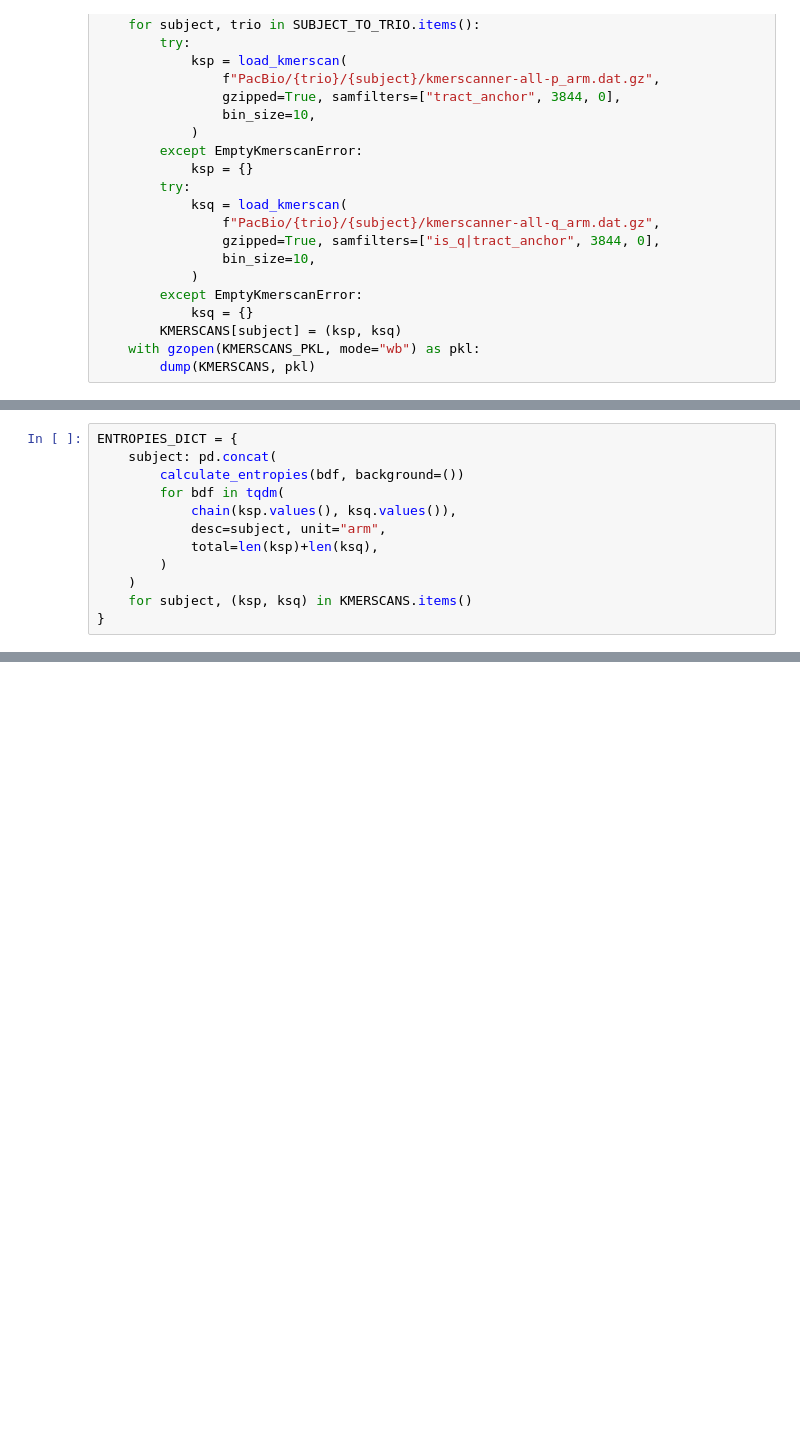
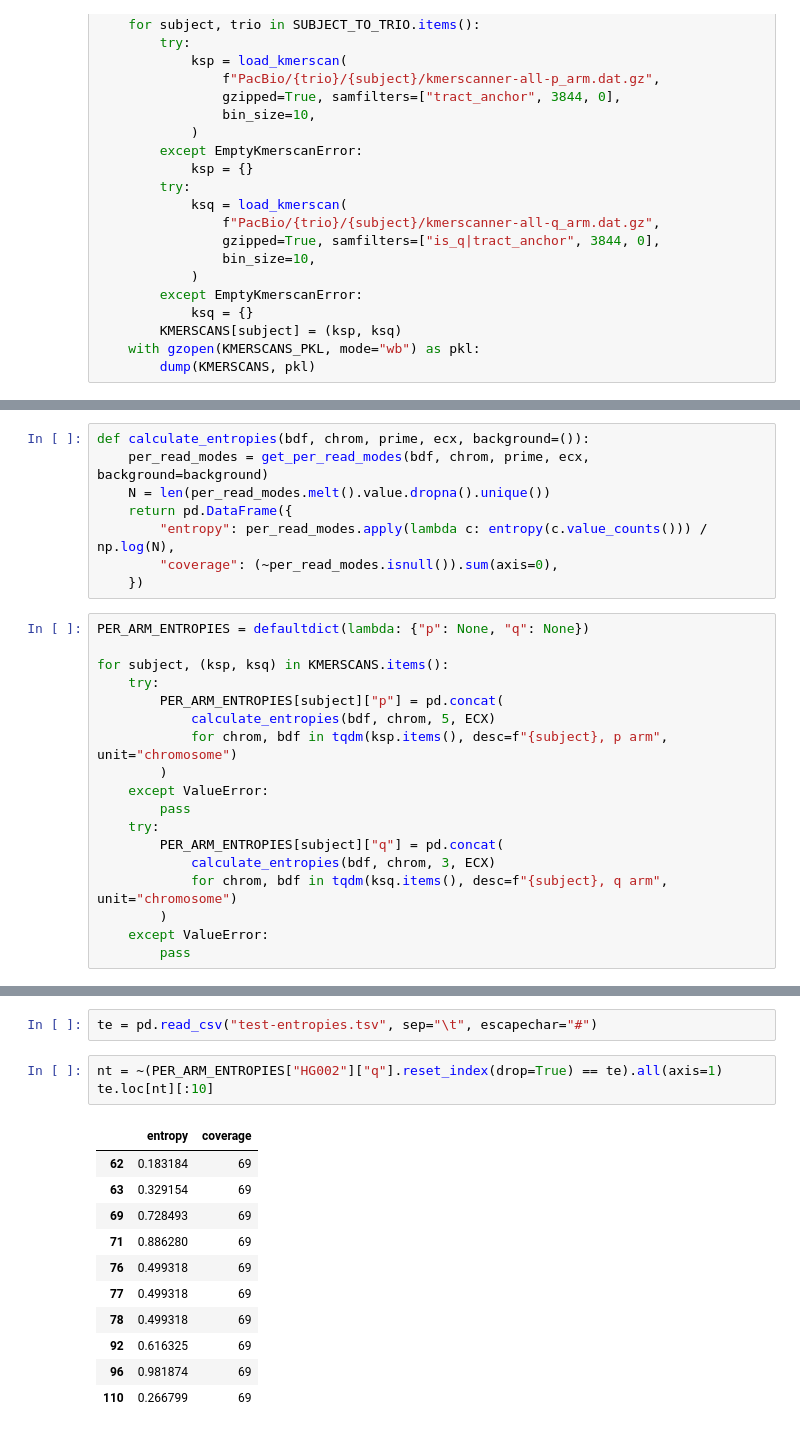
Before and after one commit to LankyCyril/edgecase, a Jupyter notebook: publications/methods-paper/jupyter/Figure-3-entropy.ipynb, the cells around one changed output, grey strips where cells are left out. Saved outputs shown, nothing was run; the diff lists cells and outputs as text; blank space fills up the shorter version.

Commit message:
Constrain entropy to variable regions

```diff
--- a/publications/methods-paper/jupyter/Figure-3-entropy.ipynb
+++ b/publications/methods-paper/jupyter/Figure-3-entropy.ipynb
@@ -122,12 +58,0 @@ def plot_entropies(entropies_dict, downsample_2d=1, scale=1):
-# %%
-ENTROPIES_DICT = {
-    subject: pd.concat(
-        calculate_entropies(bdf, background=())
-        for bdf in tqdm(
-            chain(ksp.values(), ksq.values()),
-            desc=subject, unit="arm",
-            total=len(ksp)+len(ksq),
-        )
-    )
-    for subject, (ksp, ksq) in KMERSCANS.items()
-}
@@ -138,0 +79,26 @@ figure.savefig("Figure 3, entropy.pdf", bbox_inches="tight")
+# %%
+def calculate_entropies(bdf, chrom, prime, ecx, background=()):
+    per_read_modes = get_per_read_modes(bdf, chrom, prime, ecx, background=background)
+    N = len(per_read_modes.melt().value.dropna().unique())
+    return pd.DataFrame({
+        "entropy": per_read_modes.apply(lambda c: entropy(c.value_counts())) / np.log(N),
+        "coverage": (~per_read_modes.isnull()).sum(axis=0),
+    })
+# %%
+PER_ARM_ENTROPIES = defaultdict(lambda: {"p": None, "q": None})
+
+for subject, (ksp, ksq) in KMERSCANS.items():
+    try:
+        PER_ARM_ENTROPIES[subject]["p"] = pd.concat(
+            calculate_entropies(bdf, chrom, 5, ECX)
+            for chrom, bdf in tqdm(ksp.items(), desc=f"{subject}, p arm", unit="chromosome")
+        )
+    except ValueError:
+        pass
+    try:
+        PER_ARM_ENTROPIES[subject]["q"] = pd.concat(
+            calculate_entropies(bdf, chrom, 3, ECX)
+            for chrom, bdf in tqdm(ksq.items(), desc=f"{subject}, q arm", unit="chromosome")
+        )
+    except ValueError:
+        pass
@@ -138,0 +166,17 @@ figure.savefig("Figure 3, entropy.pdf", bbox_inches="tight")
+# %%
+te = pd.read_csv("test-entropies.tsv", sep="\t", escapechar="#")
+# %%
+nt = ~(PER_ARM_ENTROPIES["HG002"]["q"].reset_index(drop=True) == te).all(axis=1)
+te.loc[nt][:10]
+# %% [output]
+|  | entropy | coverage |
+| 62 | 0.183184 | 69 |
+| 63 | 0.329154 | 69 |
+| 69 | 0.728493 | 69 |
+| 71 | 0.886280 | 69 |
+| 76 | 0.499318 | 69 |
+| 77 | 0.499318 | 69 |
+| 78 | 0.499318 | 69 |
+| 92 | 0.616325 | 69 |
+| 96 | 0.981874 | 69 |
+| 110 | 0.266799 | 69 |
```
Also changed, not shown: parts of 13 cells of this notebook, 2 other files.
